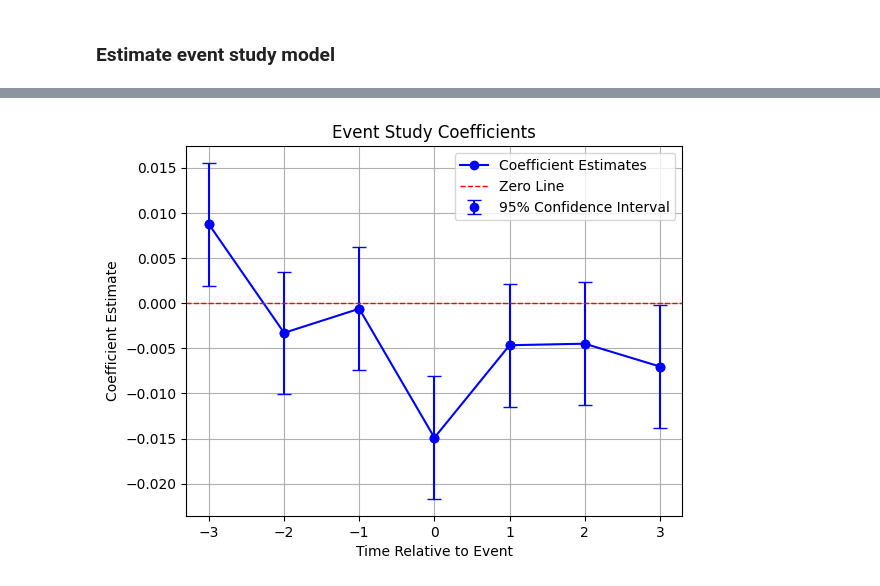
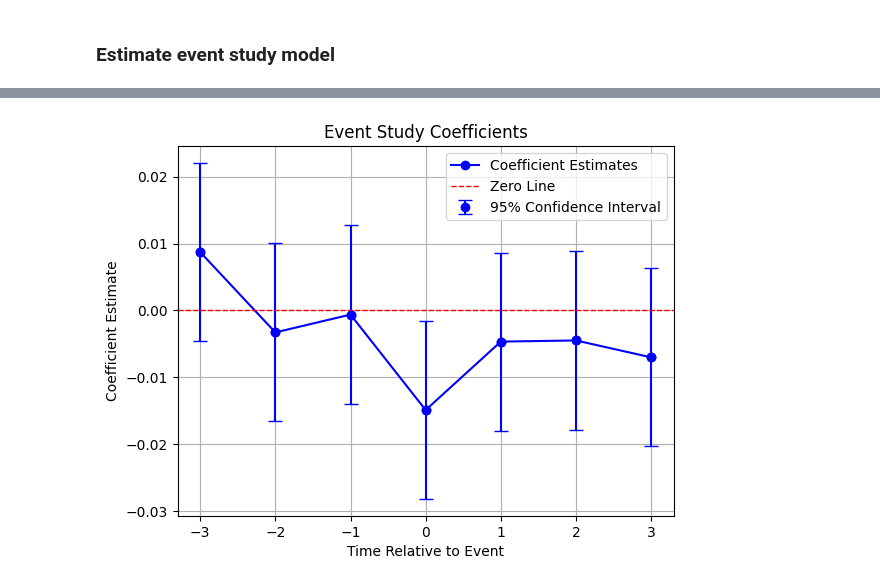
Before and after one commit to udacity/causal-inference-foundations, a Jupyter notebook: Exercise9-event-study-staggered-rollout/solution/staggered-rollout-dividends.ipynb, the cells around one changed output, grey strips where cells are left out. Cells and saved outputs as stored; diff of their text form; code cells hidden in the pictures.

Commit message:
fix plots for event study coeffs

```diff
--- a/Exercise9-event-study-staggered-rollout/solution/staggered-rollout-dividends.ipynb
+++ b/Exercise9-event-study-staggered-rollout/solution/staggered-rollout-dividends.ipynb
@@ -109,24 +109,24 @@ strong multicollinearity or other numerical problems.
 # %%
 # Extract coefficients for pre3, pre2, pre1, post0, post1, post2, and post3
 coefficients = ['pre3', 'pre2', 'pre1', 'post0', 'post1', 'post2', 'post3']
 x_values = range(-3, 4)  # x values from -3 to +3
 y_values = [model.params[coef] for coef in coefficients]
 
 # Add error bars using standard errors from model.bse
-y_errors = [model.bse[coef] for coef in coefficients]
+y_errors = [1.96*model.bse[coef] for coef in coefficients]
 
 # Plot the coefficient estimates as a connected line graph
 plt.plot(x_values, y_values, marker='o', color='b', label='Coefficient Estimates')
 
 # Add error bars to the plot
 plt.errorbar(x_values, y_values, yerr=y_errors, fmt='o', color='b', capsize=5, label='95% Confidence Interval')
 plt.title('Event Study Coefficients')
 plt.xlabel('Time Relative to Event')
 plt.ylabel('Coefficient Estimate')
 plt.axhline(0, color='red', linestyle='--', linewidth=1, label='Zero Line')
 plt.xticks(x_values)
 plt.legend()
 plt.grid(True)
 plt.show()
 # %% [output]
-[figure, old version]
+[figure, new version]
```
Also changed, not shown: parts of 2 cells of this notebook, 1 other file.
